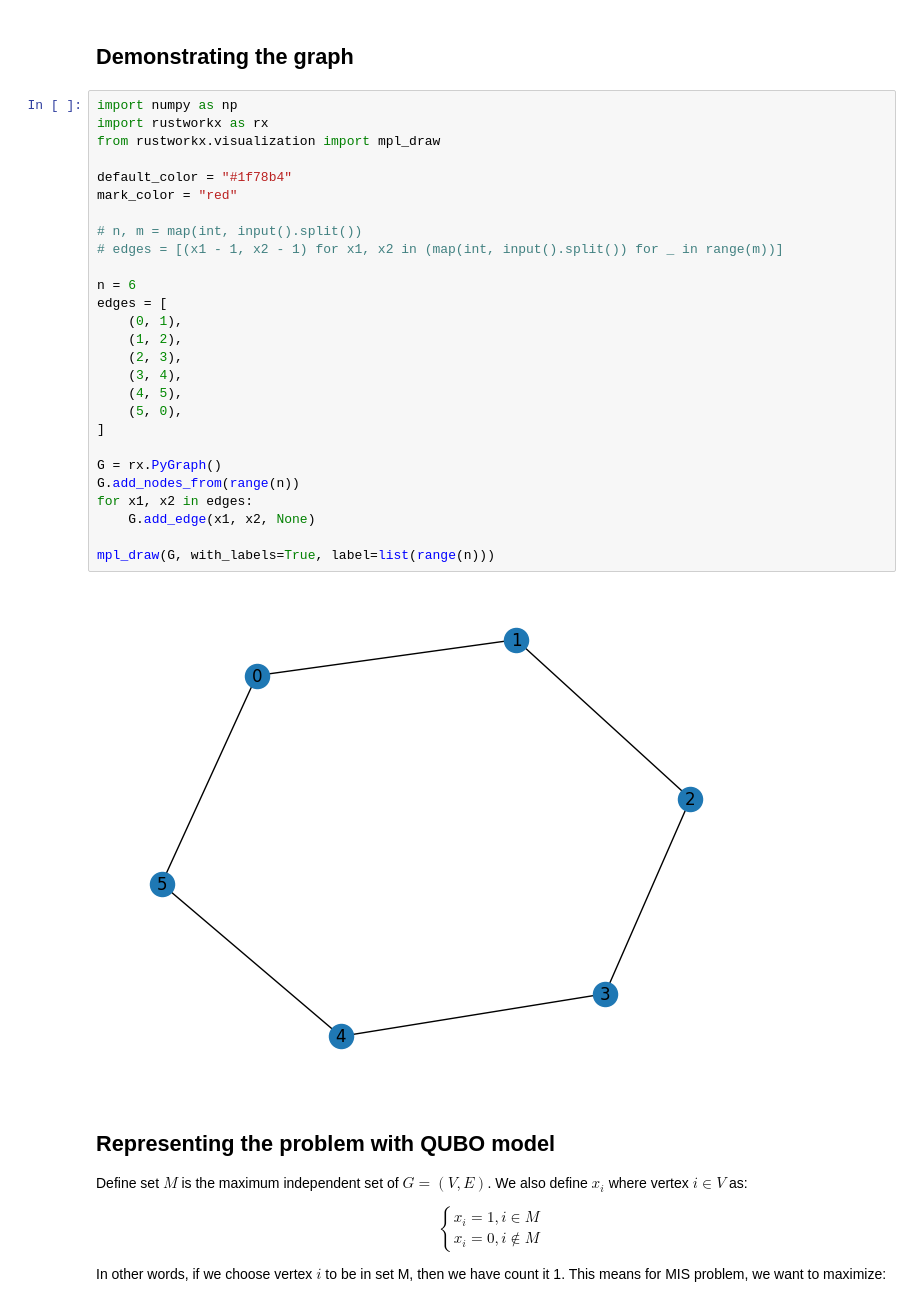
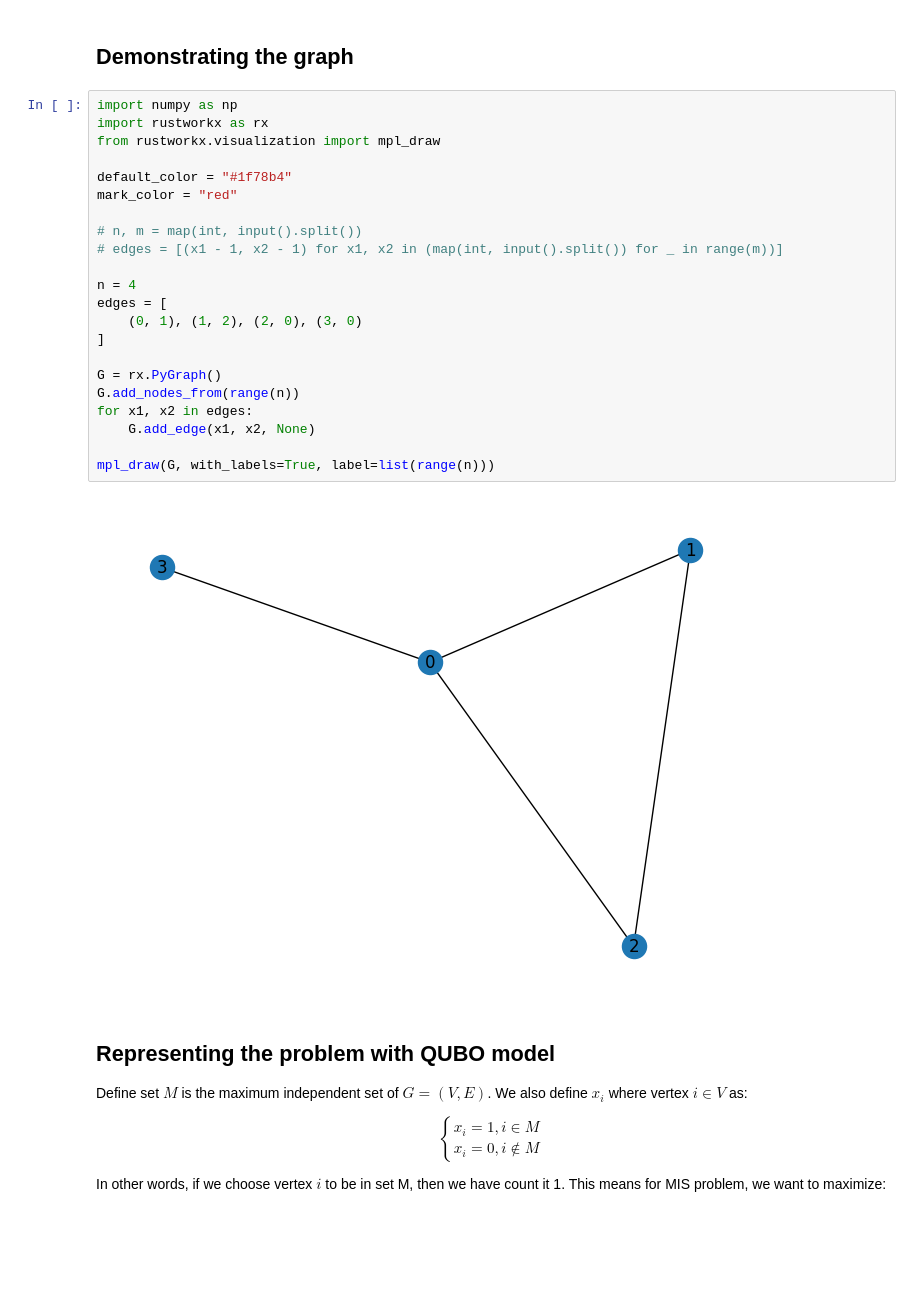
Before and after one commit to ttv04/QAOA-for-Maximum-Independent-Set, a Jupyter notebook: qaoamis/MIS.ipynb, the cells around one changed output. Saved outputs shown, nothing was run; the diff lists cells and outputs as text; blank space fills up the shorter version.

```diff
--- a/qaoamis/MIS.ipynb
+++ b/qaoamis/MIS.ipynb
@@ -8,32 +8,27 @@ Given an undirected graph $G = (V, E)$ with $n$ vertices in $V$ and $m$ edges in
 # %%
 import numpy as np
 import rustworkx as rx
 from rustworkx.visualization import mpl_draw
 
 default_color = "#1f78b4"
 mark_color = "red"
 
 # n, m = map(int, input().split())
 # edges = [(x1 - 1, x2 - 1) for x1, x2 in (map(int, input().split()) for _ in range(m))]
 
-n = 6
+n = 4
 edges = [
-    (0, 1),
-    (1, 2),
-    (2, 3),
-    (3, 4),
-    (4, 5),
-    (5, 0),
+    (0, 1), (1, 2), (2, 0), (3, 0)
 ]
 
 G = rx.PyGraph()
 G.add_nodes_from(range(n))
 for x1, x2 in edges:
     G.add_edge(x1, x2, None)
 
 mpl_draw(G, with_labels=True, label=list(range(n)))
 # %% [output]
-[figure, old version]
+[figure, new version]
 # %% [markdown]
 ## Representing the problem with QUBO model
 Define set $M$ is the maximum independent set of $G = (V, E)$. We also define $x_i$ where vertex $i \in V$ as:
```
Also changed, not shown: parts of 10 cells of this notebook, 19 other files.
